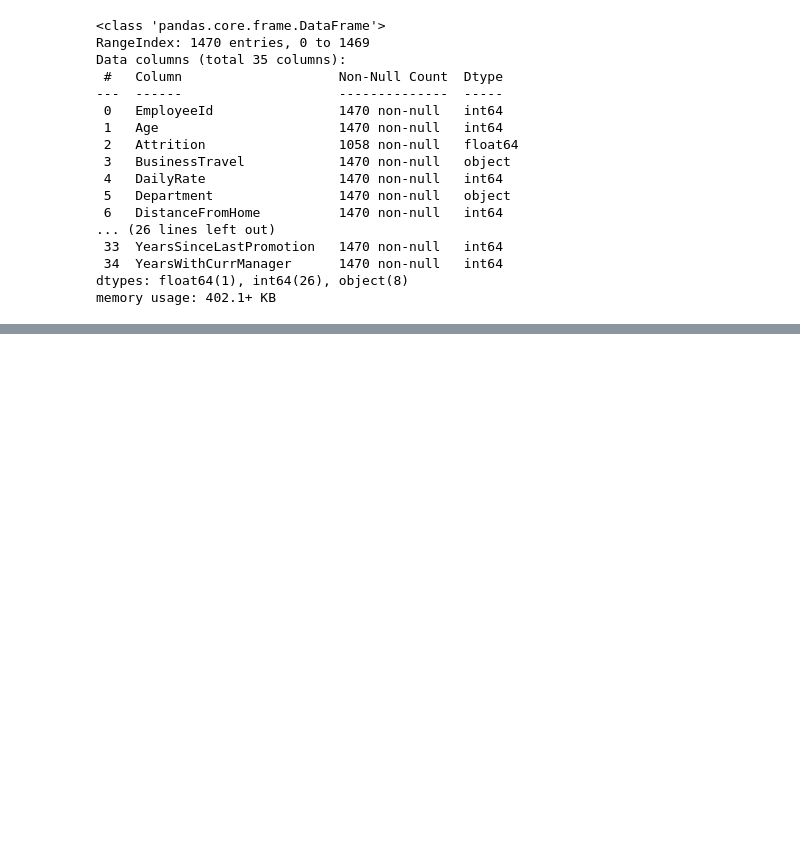
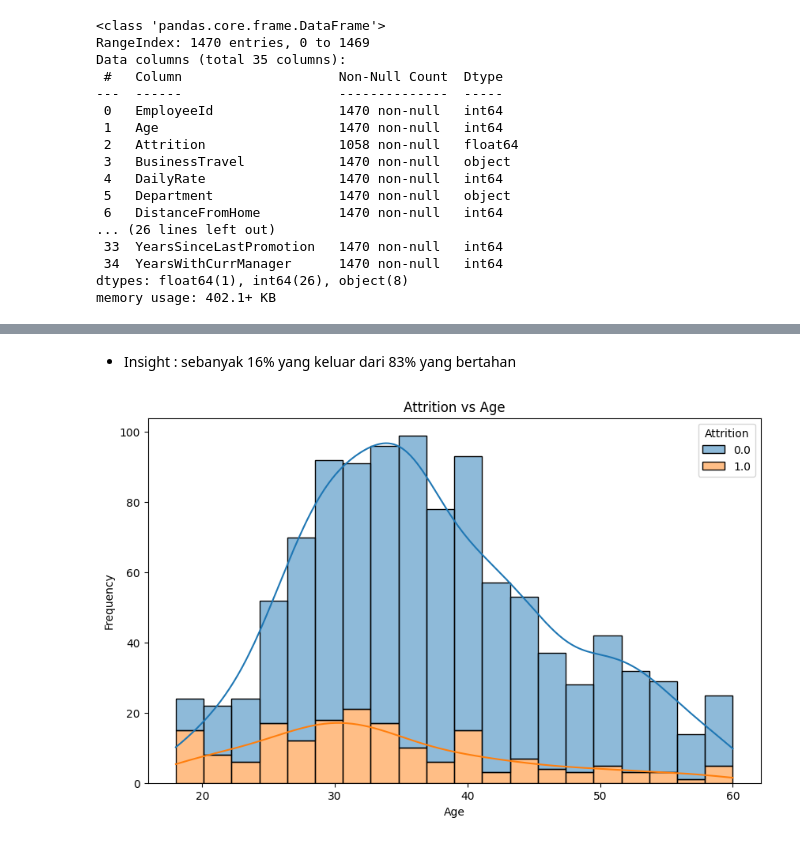
Before and after one commit to WildanFadhilNazaruddin/Understanding-and-Predicting-Employee-Turnover-at-Jaya-Jaya-Maju, a Jupyter notebook: model.ipynb, the cells around one changed output, grey strips where cells are left out. Saved outputs shown, nothing was run; the diff lists cells and outputs as text; code cells hidden in the pictures; blank space fills up the shorter version.

```diff
--- a/model.ipynb
+++ b/model.ipynb
@@ -61,0 +374,13 @@ print(unique_employee_ids)
+# %% [markdown]
+- Insight :
+ sebanyak 16% yang keluar dari 83% yang bertahan
+# %%
+# Attrition vs Age
+plt.figure(figsize=(10, 6))
+sns.histplot(data=df, x='Age', hue='Attrition', multiple='stack', kde=True,bins=20)
+plt.title('Attrition vs Age')
+plt.xlabel('Age')
+plt.ylabel('Frequency')
+plt.show()
+# %% [output]
+[figure, added]
```
Also changed, not shown: parts of 52 cells of this notebook.
